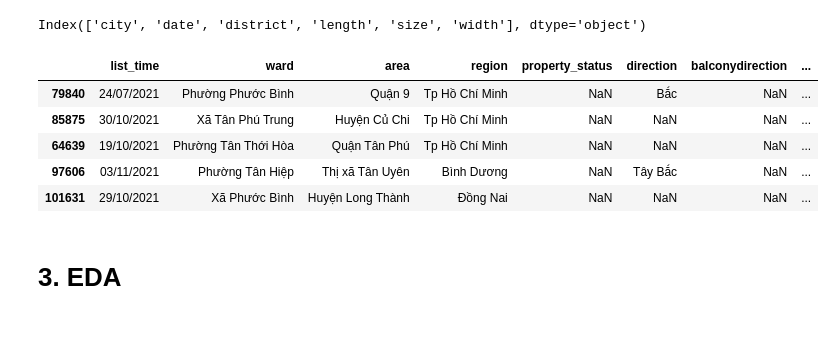
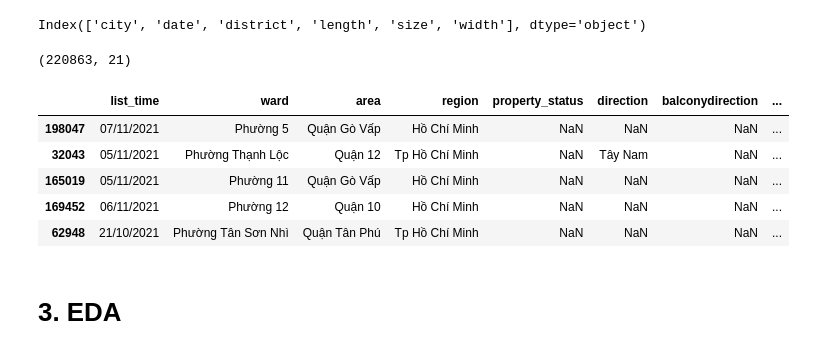
Before and after one commit to DaiVo20/-Real-Estate-Data-Analysis, a Jupyter notebook: EDA.ipynb, the cells around one changed output. Saved outputs shown, nothing was run; the diff lists cells and outputs as text; code cells hidden in the pictures.

```diff
--- a/EDA.ipynb
+++ b/EDA.ipynb
@@ -90,14 +86,16 @@ alonhadat_df_.rename(columns={"city": "region", "date": "list_time", "size": "si
 # merge 2 data lai thanh BDS_df
 BDS_df = pd.concat([chotot_df, alonhadat_df_], ignore_index=True)
 # %%
+BDS_df.shape
 BDS_df.sample(5)
 # %% [output]
+(220863, 21)
 |  | list_time | ward | area | region | property_status | direction | balconydirection | ... |
-| 79840 | 24/07/2021 | Phường Phước Bình | Quận 9 | Tp Hồ Chí Minh | NaN | Bắc | NaN | ... |
-| 85875 | 30/10/2021 | Xã Tân Phú Trung | Huyện Củ Chi | Tp Hồ Chí Minh | NaN | NaN | NaN | ... |
-| 64639 | 19/10/2021 | Phường Tân Thới Hòa | Quận Tân Phú | Tp Hồ Chí Minh | NaN | NaN | NaN | ... |
-| 97606 | 03/11/2021 | Phường Tân Hiệp | Thị xã Tân Uyên | Bình Dương | NaN | Tây Bắc | NaN | ... |
-| 101631 | 29/10/2021 | Xã Phước Bình | Huyện Long Thành | Đồng Nai | NaN | NaN | NaN | ... |
+| 198047 | 07/11/2021 | Phường 5 | Quận Gò Vấp | Hồ Chí Minh | NaN | NaN | NaN | ... |
+| 32043 | 05/11/2021 | Phường Thạnh Lộc | Quận 12 | Tp Hồ Chí Minh | NaN | Tây Nam | NaN | ... |
+| 165019 | 05/11/2021 | Phường 11 | Quận Gò Vấp | Hồ Chí Minh | NaN | NaN | NaN | ... |
+| 169452 | 06/11/2021 | Phường 12 | Quận 10 | Hồ Chí Minh | NaN | NaN | NaN | ... |
+| 62948 | 21/10/2021 | Phường Tân Sơn Nhì | Quận Tân Phú | Tp Hồ Chí Minh | NaN | NaN | NaN | ... |
 # %% [markdown]
 # 3. EDA
 # %% [markdown]
```
Also changed, not shown: parts of 194 cells of this notebook, 9 other files.
